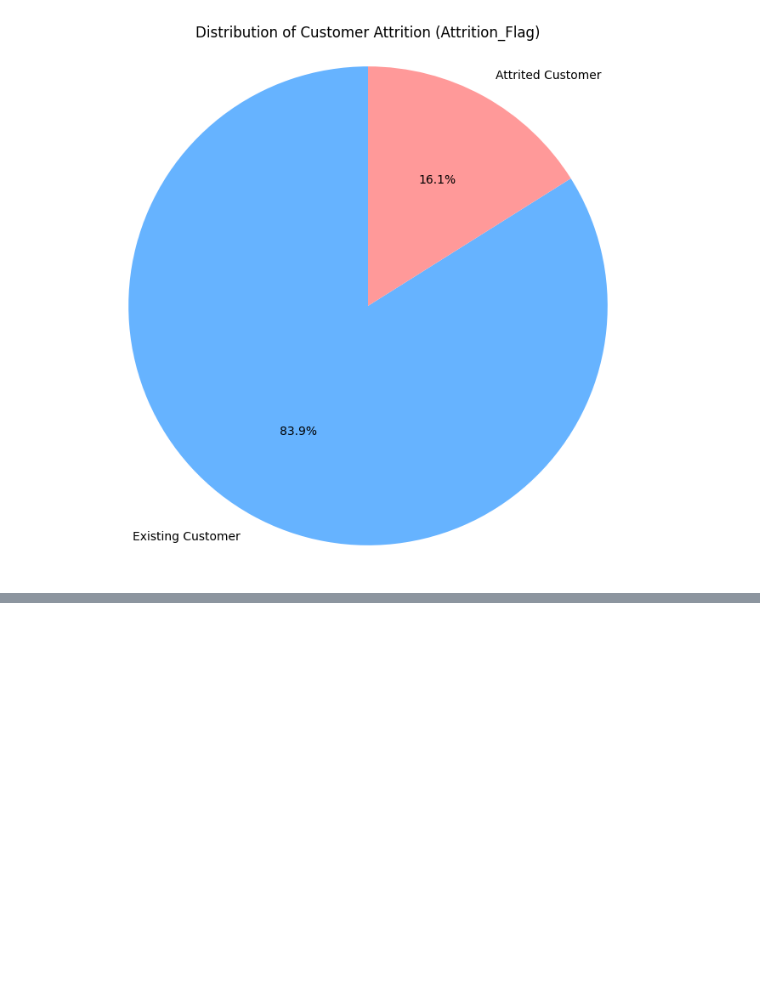
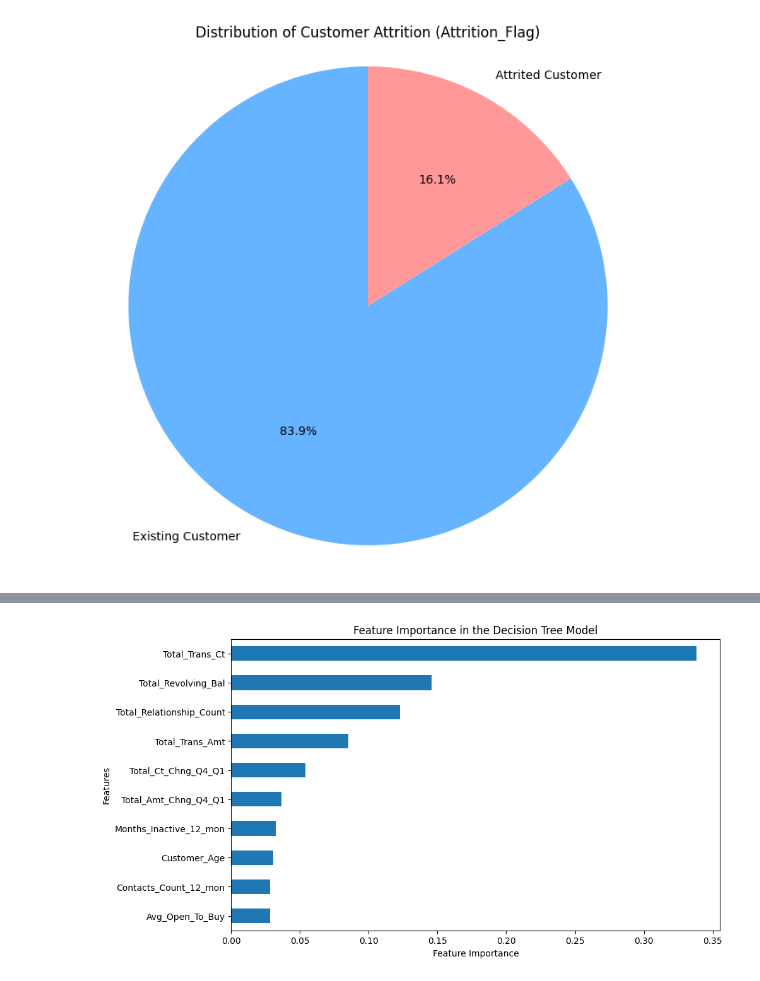
Before and after one commit to MR-Toufigh/Basics-of-intelligent-systems-fall-2024, a Jupyter notebook: main_code_Q1.ipynb, the cells around one changed output, grey strips where cells are left out. Saved outputs shown, nothing was run; the diff lists cells and outputs as text; code cells hidden in the pictures; blank space fills up the shorter version.

```diff
--- a/main_code_Q1.ipynb
+++ b/main_code_Q1.ipynb
@@ -286,0 +566,95 @@ plt.show()
+# %%
+# Import necessary libraries
+import pandas as pd
+from sklearn.model_selection import train_test_split
+from sklearn.preprocessing import LabelEncoder
+from sklearn.metrics import classification_report, confusion_matrix, roc_auc_score
+from xgboost import XGBClassifier
+
+# Assume your DataFrame is named df
+# Step 1: Drop identifier and suspect columns
+X = df.drop([
+    'Attrition_Flag',
+    'CLIENTNUM',
+    'Naive_Bayes_Classifier_Attrition_Flag_Card_Category_Contacts_Count_12_mon_Dependent_count_Education_Level_Months_Inactive_12_mon_1',
+    'Naive_Bayes_Classifier_Attrition_Flag_Card_Category_Contacts_Count_12_mon_Dependent_count_Education_Level_Months_Inactive_12_mon_2'
+], axis=1)
+y = df['Attrition_Flag']
+
+# Step 2: Preprocess categorical variables by encoding them
+categorical_cols = X.select_dtypes(include=['object']).columns
+
+for col in categorical_cols:
+    le = LabelEncoder()
+    X[col] = le.fit_transform(X[col])
+
+# Encode the target variable
+le_target = LabelEncoder()
+y = le_target.fit_transform(y)
+
+# Step 3: Split the data into training, validation, and test sets
+X_train_val, X_test, y_train_val, y_test = train_test_split(
+    X, y, test_size=0.2, random_state=42, stratify=y)
+X_train, X_val, y_train, y_val = train_test_split(
+    X_train_val, y_train_val, test_size=0.25, random_state=42, stratify=y_train_val)  # 0.25 x 0.8 = 0.2
+
+# Step 4: Initialize and train the XGBoost Classifier with scale_pos_weight
+# Calculate the scale_pos_weight
+neg, pos = y_train[y_train==0].shape[0], y_train[y_train==1].shape[0]
+scale_pos_weight = neg / pos
+
+classifier = XGBClassifier(random_state=42, scale_pos_weight=scale_pos_weight)
+classifier.fit(X_train, y_train)
+
+# Step 5: Evaluate the model
+
+# Predictions on the training data
+y_train_pred = classifier.predict(X_train)
+print("Classification Report for Training Data:")
+print(classification_report(y_train, y_train_pred))
+print("Confusion Matrix for Training Data:")
+print(confusion_matrix(y_train, y_train_pred))
+
+# Predictions on the validation data
+y_val_pred = classifier.predict(X_val)
+print("\nClassification Report for Validation Data:")
+print(classification_report(y_val, y_val_pred))
+print("Confusion Matrix for Validation Data:")
+print(confusion_matrix(y_val, y_val_pred))
+
+# Compute ROC AUC Score
+y_val_pred_proba = classifier.predict_proba(X_val)[:,1]
+roc_auc = roc_auc_score(y_val, y_val_pred_proba)
+print("\nROC AUC Score on Validation Data:", roc_auc)
+
+# Predictions on the test data
+y_test_pred = classifier.predict(X_test)
+print("\nClassification Report for Test Data:")
+print(classification_report(y_test, y_test_pred))
+print("Confusion Matrix for Test Data:")
+print(confusion_matrix(y_test, y_test_pred))
+
+# Compute ROC AUC Score for test data
+y_test_pred_proba = classifier.predict_proba(X_test)[:,1]
+roc_auc_test = roc_auc_score(y_test, y_test_pred_proba)
+print("\nROC AUC Score on Test Data:", roc_auc_test)
+
+
+# Step 6: Evaluate Feature Importance
+feature_importances = pd.Series(classifier.feature_importances_, index=X.columns)
+feature_importances = feature_importances.sort_values(ascending=False)
+
+print("\nFeature Importance:")
+print(feature_importances)
+
+# Plotting the Feature Importance
+import matplotlib.pyplot as plt
+
+plt.figure(figsize=(10,6))
+feature_importances.head(10).plot(kind='barh')  # Plot the top 10 features as a horizontal bar chart
+plt.xlabel('Feature Importance')  # Label for the x-axis
+plt.ylabel('Features')  # Label for the y-axis
+plt.title('Feature Importance in the Decision Tree Model')  # Chart title
+plt.gca().invert_yaxis()  # Invert the y-axis for better readability
+plt.show()
+# %% [output]
@@ -286,0 +678 @@ plt.show()
+[figure, added]
```
Also changed, not shown: parts of 6 cells of this notebook.
